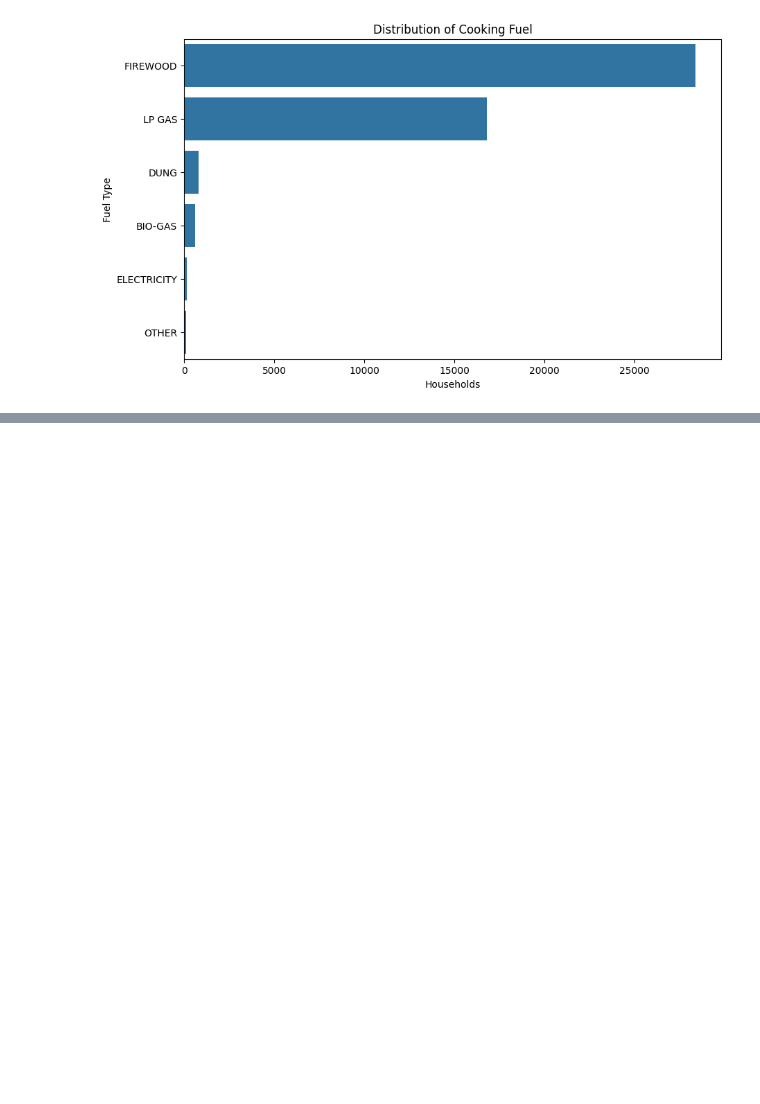
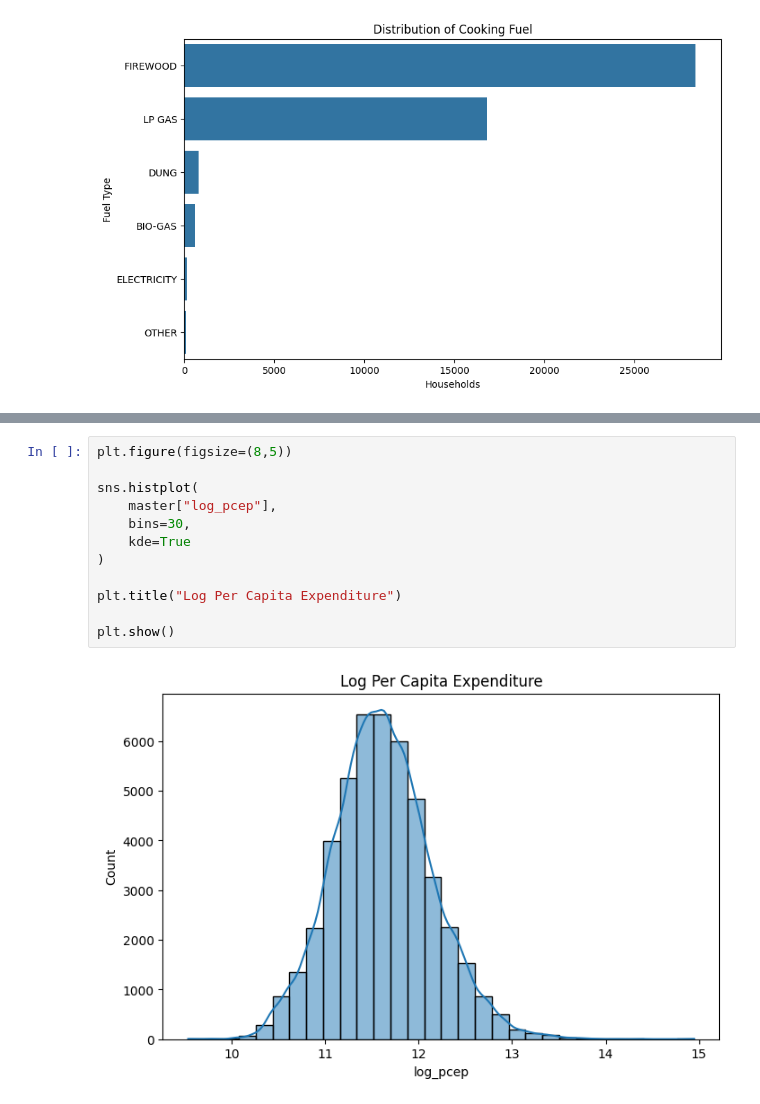
Before and after one commit to AnjaliSapkota/Nepal-Fuel-use-Analysis, a Jupyter notebook: analysis.ipynb, the cells around one changed output, grey strips where cells are left out. Drawn from its saved outputs; the diff is of its cells as text; blank space fills up the shorter version.

```diff
--- a/analysis.ipynb
+++ b/analysis.ipynb
@@ -600,0 +644,14 @@ plt.show()
+# %%
+plt.figure(figsize=(8,5))
+
+sns.histplot(
+    master["log_pcep"],
+    bins=30,
+    kde=True
+)
+
+plt.title("Log Per Capita Expenditure")
+
+plt.show()
+# %% [output]
+[figure, added]
```
Also changed, not shown: parts of 9 cells of this notebook.
